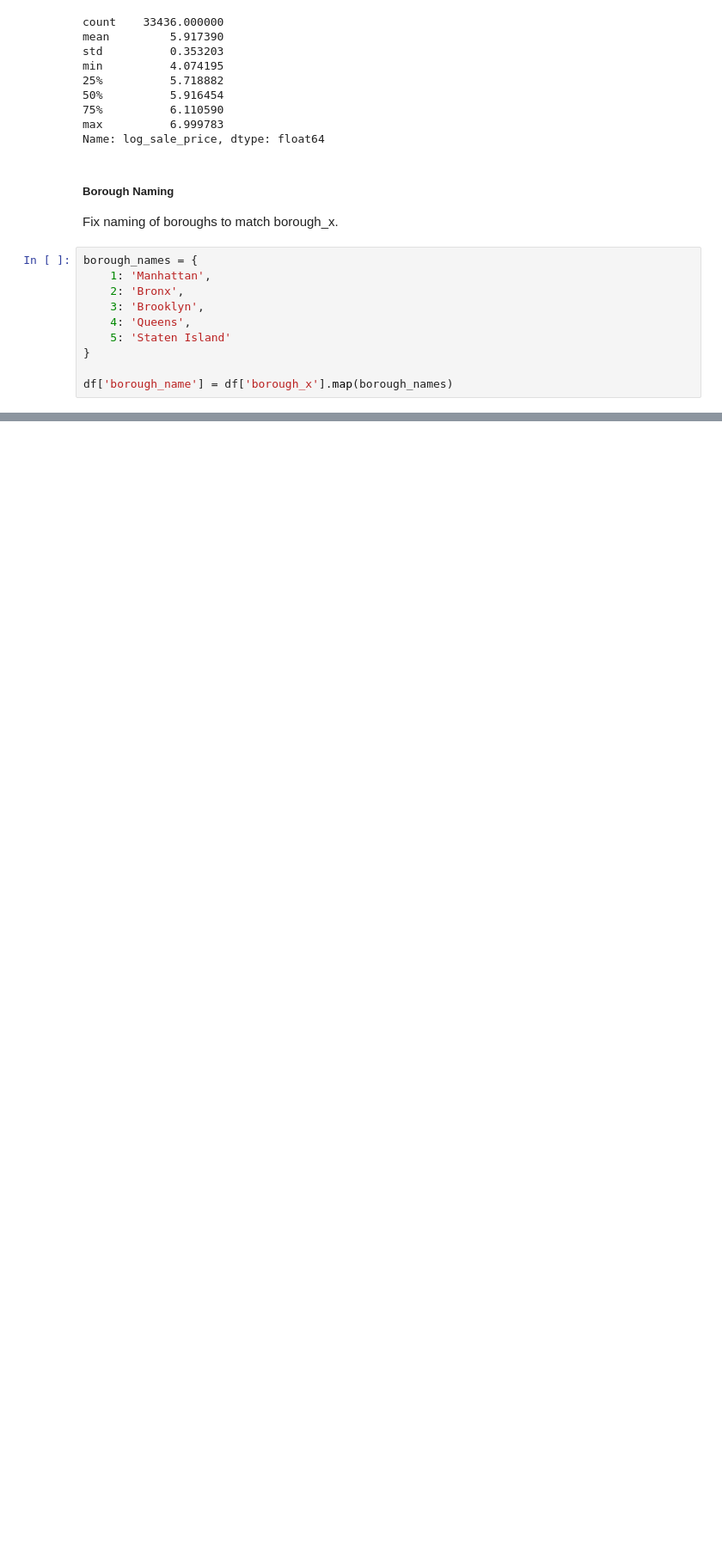
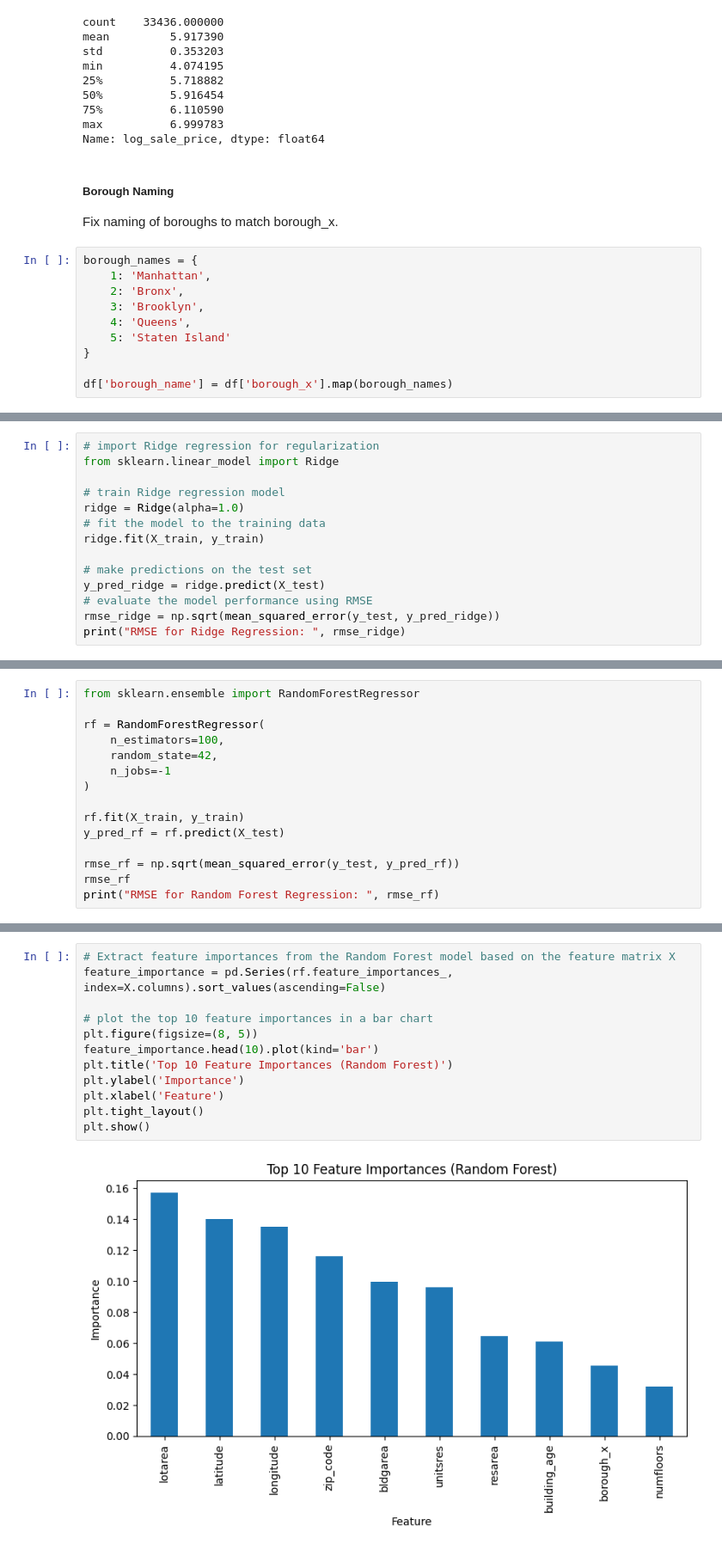
Before and after one commit to celina-ayl/capstone_project, a Jupyter notebook: capstone_project.ipynb, the cells around one changed output, grey strips where cells are left out. Shown at 86% size. Saved outputs shown, nothing was run; the diff lists cells and outputs as text; blank space fills up the shorter version.

Commit message:
Add modeling section

```diff
--- a/capstone_project.ipynb
+++ b/capstone_project.ipynb
@@ -444,0 +503,14 @@ df['borough_name'] = df['borough_x'].map(borough_names)
+# %%
+# import Ridge regression for regularization
+from sklearn.linear_model import Ridge
+
+# train Ridge regression model
+ridge = Ridge(alpha=1.0)
+# fit the model to the training data
+ridge.fit(X_train, y_train)
+
+# make predictions on the test set
+y_pred_ridge = ridge.predict(X_test)
+# evaluate the model performance using RMSE
+rmse_ridge = np.sqrt(mean_squared_error(y_test, y_pred_ridge))
+print("RMSE for Ridge Regression: ", rmse_ridge)
@@ -444,0 +547,15 @@ df['borough_name'] = df['borough_x'].map(borough_names)
+# %%
+from sklearn.ensemble import RandomForestRegressor
+
+rf = RandomForestRegressor(
+    n_estimators=100,
+    random_state=42,
+    n_jobs=-1
+)
+
+rf.fit(X_train, y_train)
+y_pred_rf = rf.predict(X_test)
+
+rmse_rf = np.sqrt(mean_squared_error(y_test, y_pred_rf))
+rmse_rf
+print("RMSE for Random Forest Regression: ", rmse_rf)
@@ -444,0 +584,14 @@ df['borough_name'] = df['borough_x'].map(borough_names)
+# %%
+# Extract feature importances from the Random Forest model based on the feature matrix X
+feature_importance = pd.Series(rf.feature_importances_, index=X.columns).sort_values(ascending=False)
+
+# plot the top 10 feature importances in a bar chart
+plt.figure(figsize=(8, 5))
+feature_importance.head(10).plot(kind='bar')
+plt.title('Top 10 Feature Importances (Random Forest)')
+plt.ylabel('Importance')
+plt.xlabel('Feature')
+plt.tight_layout()
+plt.show()
+# %% [output]
+[figure, added]
```
Also changed, not shown: parts of 18 cells of this notebook.
